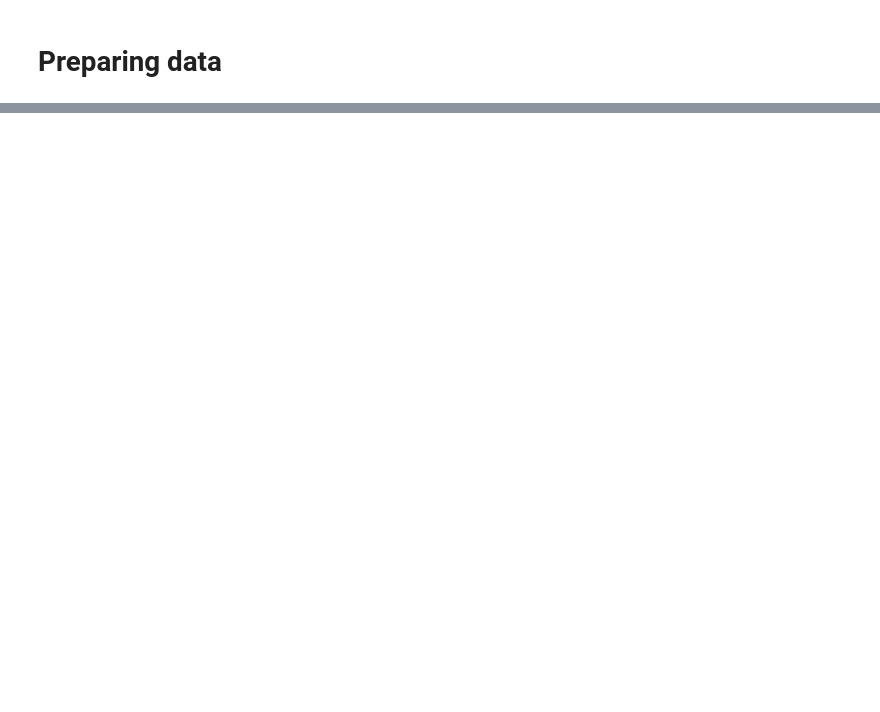
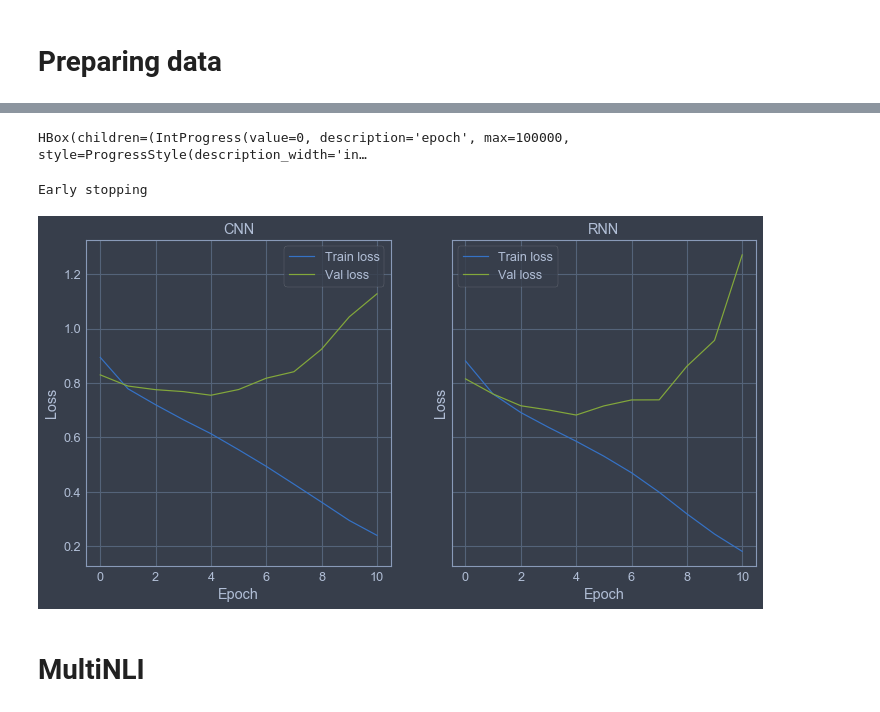
Before and after one commit to crazyfrogspb/NLP_Homeworks, a Jupyter notebook: hw2/HW2.ipynb, the cells around one changed output, grey strips where cells are left out. Saved outputs shown, nothing was run; the diff lists cells and outputs as text; code cells hidden in the pictures; blank space fills up the shorter version.

```diff
--- a/hw2/HW2.ipynb
+++ b/hw2/HW2.ipynb
@@ -114,5 +117,3 @@ lr = 1e-4
 num_epochs = 10000
 patience = 5
 criterion = torch.nn.CrossEntropyLoss()
-cnn_optimizer = torch.optim.Adam(cnn_model.parameters(), lr=lr)
-rnn_optimizer = torch.optim.Adam(rnn_model.parameters(), lr=lr)
@@ -247,6 +162,11 @@ for i, params in enumerate(tqdm_notebook(param_grid, desc='grid_search')):
     best_losses_cnn.loc[i, 'val_loss'] = best_val_loss
     best_losses_cnn.loc[i, 'val_acc'] = best_acc
 
+    # need to subtract parameters that are not actually trainable
+    best_losses_cnn.loc[i, 'total_params'] = sum(
+        p.numel() for p in cnn_model.parameters()
+        if p.requires_grad) - (len(token2id) - 1) * EMBED_SIZE
+
     print(best_losses_cnn.head(i + 1))
 # %% [output]
 HBox(children=(IntProgress(value=0, description='grid_search', max=24, style=ProgressStyle(description_width='…
@@ -279,6 +237,7 @@ HBox(children=(IntProgress(value=0, description='epoch', max=100000, style=Progr
 pars = {'hidden_size': [64, 128, 256, 512],
         'dropout': [0.0, 0.5]}
 param_grid = ParameterGrid(pars)
+lr = 1e-3
 # %%
 best_losses_rnn = pd.DataFrame(columns=['parameters', 'val_loss', 'val_acc'])
 best_losses_rnn['parameters'] = list(param_grid)
@@ -315,5 +274,8 @@ for i, params in enumerate(tqdm_notebook(param_grid, desc='grid_search')):
             counter += 1
     best_losses_rnn.loc[i, 'val_loss'] = best_val_loss
     best_losses_rnn.loc[i, 'val_acc'] = best_acc
+    best_losses_rnn.loc[i, 'total_params'] = sum(
+        p.numel() for p in rnn_model.parameters()
+        if p.requires_grad) - (len(token2id) - 1) * EMBED_SIZE
 
     print(best_losses_rnn.head(i + 1))
@@ -319,0 +383,55 @@ for i, params in enumerate(tqdm_notebook(param_grid, desc='grid_search')):
+# %%
+rnn_train_losses = []
+rnn_val_losses = []
+rnn_encoder = models.RNNEncoder(
+    EMBED_SIZE,
+    512,
+    len(token2id),
+    PAD_IDX,
+    init_embeddings).to(DEVICE)
+rnn_model = models.InferenceModel(
+    rnn_encoder,
+    NUM_CLASSES,
+    params['hidden_size'] * 2,
+    dropout=0.0).to(DEVICE)
+rnn_optimizer = torch.optim.Adam(rnn_model.parameters(), lr=1e-3)
+
+best_val_loss = np.inf
+counter = 0
+for epoch in tqdm_notebook(range(100000), desc='epoch'):
+    if counter > patience:
+        print('Early stopping')
+        break
+    loss_train = training_utils.train_model(rnn_model, rnn_optimizer,
+                                            train_loader, criterion)
+    loss_val, ys_hat, ys = training_utils.eval_model(
+        rnn_model, val_loader, criterion)
+    rnn_train_losses.append(loss_train)
+    rnn_val_losses.append(loss_val)
+
+    if loss_val < best_val_loss:
+            best_val_loss = loss_val
+            best_acc = acc
+            counter = 0
+    else:
+        counter += 1
+# %% [output]
+HBox(children=(IntProgress(value=0, description='epoch', max=100000, style=ProgressStyle(description_width='in…
+Early stopping
+# %%
+fig,ax = plt.subplots(1, 2, figsize=(12,6), sharey=True)
+ax[0].plot(cnn_train_losses, label='Train loss')
+ax[0].plot(cnn_val_losses, label='Val loss')
+ax[0].set_xlabel('Epoch')
+ax[0].set_ylabel('Loss')
+ax[0].set_title('CNN')
+ax[0].legend(loc='best')
+ax[1].plot(rnn_train_losses, label='Train loss')
+ax[1].plot(rnn_val_losses, label='Val loss')
+ax[1].set_xlabel('Epoch')
+ax[1].set_ylabel('Loss')
+ax[1].set_title('RNN')
+ax[1].legend(loc='best')
+plt.savefig('trval.png', bbox_inches='tight')
+# %% [output]
+[figure, added]
@@ -319,0 +441,2 @@ for i, params in enumerate(tqdm_notebook(param_grid, desc='grid_search')):
+# %% [markdown]
+# MultiNLI
```
Also changed, not shown: parts of 31 cells of this notebook, 2 other files.
